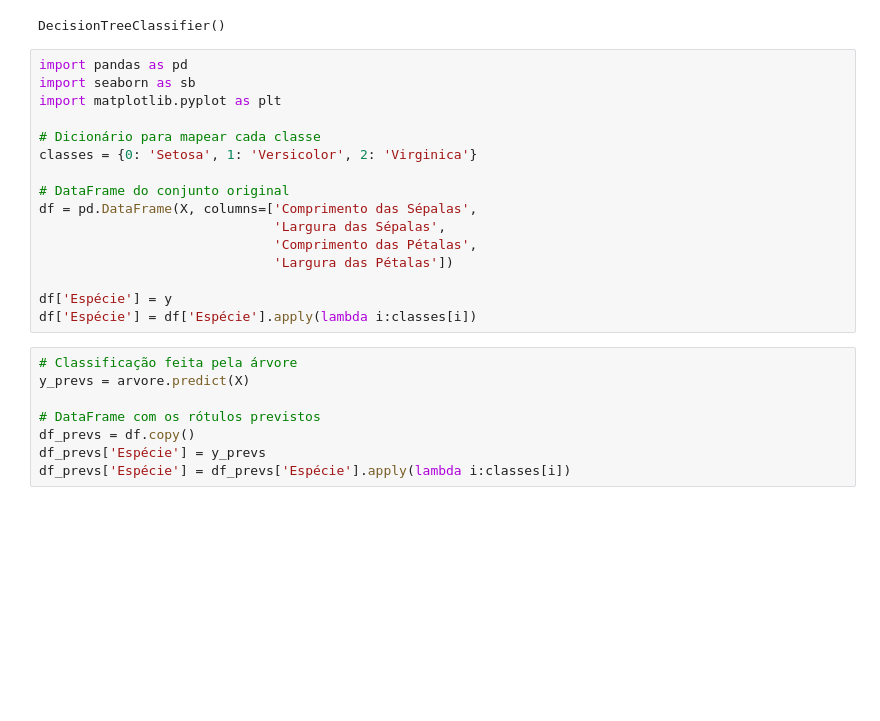
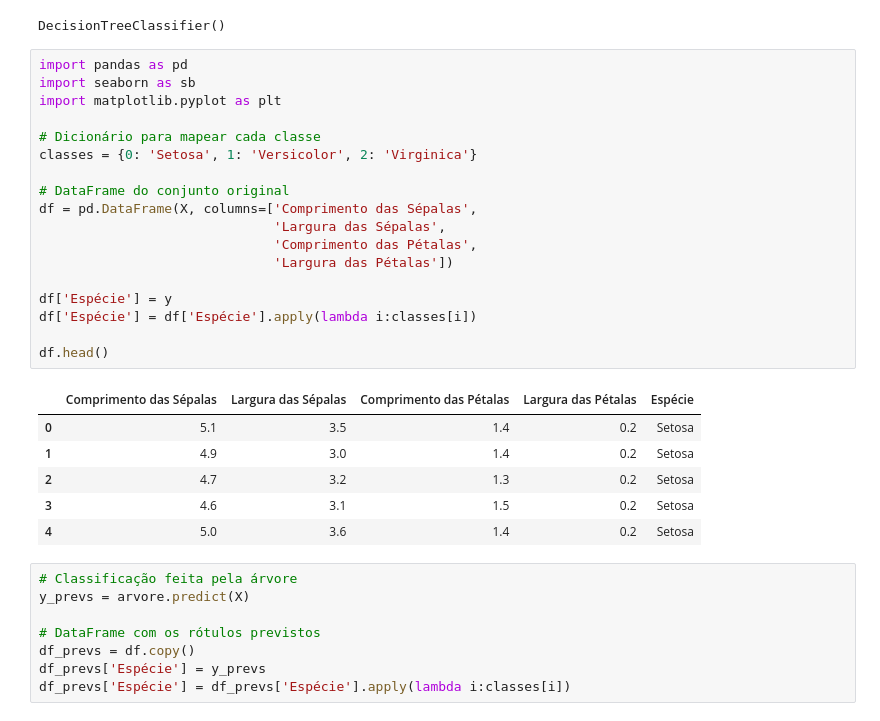
Before and after one commit to EvandroJRSilva/UniML, a Jupyter notebook: src/aula07/aula07.ipynb, the cells around one changed output. Drawn from its saved outputs; the diff is of its cells as text; blank space fills up the shorter version.

```diff
--- a/src/aula07/latex/aula07.ipynb
+++ b/src/aula07/aula07.ipynb
@@ -58,19 +58,28 @@ DecisionTreeClassifier()
 # %%
 import pandas as pd
 import seaborn as sb
 import matplotlib.pyplot as plt
 
 # Dicionário para mapear cada classe
 classes = {0: 'Setosa', 1: 'Versicolor', 2: 'Virginica'}
 
 # DataFrame do conjunto original
 df = pd.DataFrame(X, columns=['Comprimento das Sépalas',
                               'Largura das Sépalas',
                               'Comprimento das Pétalas',
                               'Largura das Pétalas'])
 
 df['Espécie'] = y
 df['Espécie'] = df['Espécie'].apply(lambda i:classes[i])
+
+df.head()
+# %% [output]
+|  | Comprimento das Sépalas | Largura das Sépalas | Comprimento das Pétalas | Largura das Pétalas | Espécie |
+| 0 | 5.1 | 3.5 | 1.4 | 0.2 | Setosa |
+| 1 | 4.9 | 3.0 | 1.4 | 0.2 | Setosa |
+| 2 | 4.7 | 3.2 | 1.3 | 0.2 | Setosa |
+| 3 | 4.6 | 3.1 | 1.5 | 0.2 | Setosa |
+| 4 | 5.0 | 3.6 | 1.4 | 0.2 | Setosa |
 # %%
 # Classificação feita pela árvore
 y_prevs = arvore.predict(X)
```
Also changed, not shown: parts of 6 cells of this notebook, 8 other files.
